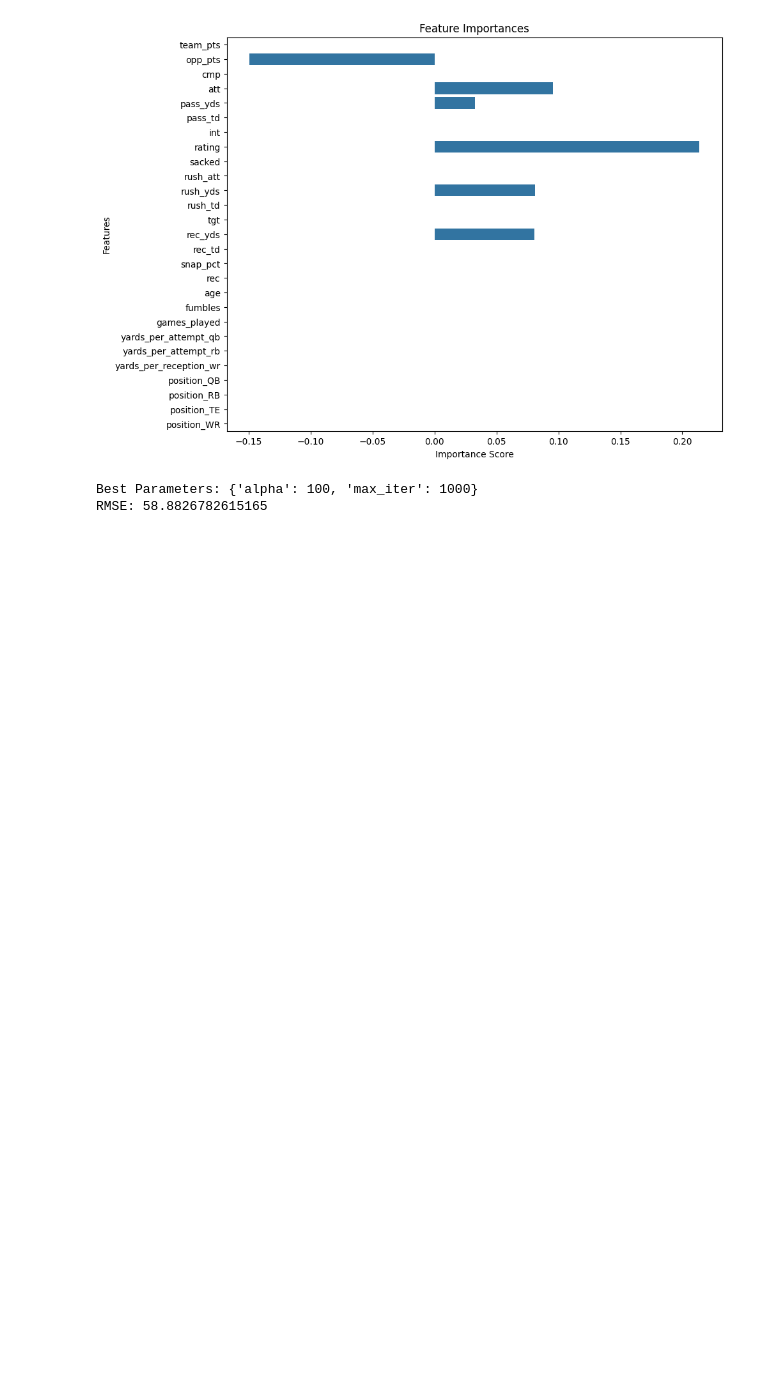
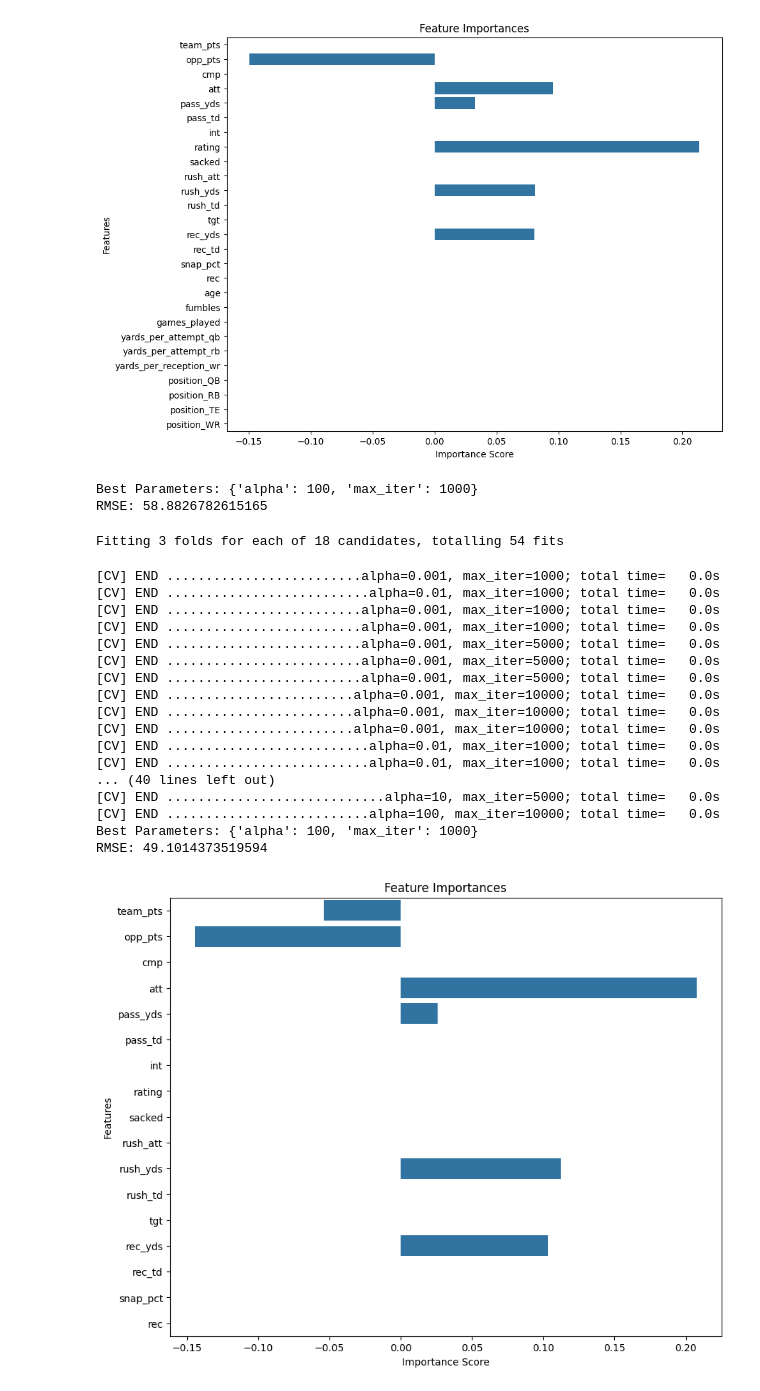
Before and after one commit to willhoff2/ff-397-STL, a Jupyter notebook: lr_ff.ipynb, the cells around one changed output. Drawn from its saved outputs; the diff is of its cells as text; code cells hidden in the pictures; blank space fills up the shorter version.

```diff
--- a/lr_ff.ipynb
+++ b/lr_ff.ipynb
@@ -64,13 +64,16 @@ df_full.columns
 df_full['position'].unique()
 # %% [output]
 array(['RB', 'WR', 'QB', 'TE'], dtype=object)
+# %%
+df_2021.drop(columns = ['age', 'fumbles',  'games_played', 'yards_per_attempt_qb', 'yards_per_attempt_rb',
+       'yards_per_reception_wr'], inplace = True)
 # %%
-df_encoded = pd.get_dummies(df_full, columns=['position'], drop_first=False)
+#df_encoded = pd.get_dummies(df_full, columns=['position'], drop_first=False)
 
 # Define features and target
-X = df_encoded.drop(columns=['name', 'fantasy_pts', 'next_yr_pts'])
+X = df_2021.drop(columns=['name', 'fantasy_pts', 'next_yr_pts', 'position'])
 X.fillna(0, inplace = True)
-y = df_encoded['next_yr_pts']
+y = df_2021['next_yr_pts']
 
 X.fillna(0, inplace=True)
 
@@ -213,3 +213,32 @@ y_pred = lasso_mod.predict(X)
 results = pd.DataFrame({'name': df_2023['name'], 'position': df_2023['position'], 'preds': y_pred})
 
 results.to_csv("2023_lasso_preds.csv")
+# %%
+filtered_2019 = df_2019.drop(columns=['age', 'fantasy_pts', 'next_yr_pts'])
+filtered_2020 = df_2020.drop(columns=['age', 'fantasy_pts', 'next_yr_pts'])
+#filtered_2021 =df_2021.drop(columns=['age', 'fantasy_pts', 'next_yr_pts'])
+df_3yr = pd.merge(filtered_2019, filtered_2020, on=['name', 'position'], suffixes=('_-2', '_-1'))
+df_3yr = pd.merge(df_3yr, df_2021, on=['name', 'position'], suffixes=('', ''))
+df_3yr.columns
+
+lasso_3_mod, best_3_params, rmse_3 = process_and_model(df_3yr)
+# %% [output]
+Fitting 3 folds for each of 18 candidates, totalling 54 fits
+[CV] END .........................alpha=0.001, max_iter=1000; total time=   0.0s
+[CV] END ..........................alpha=0.01, max_iter=1000; total time=   0.0s
+[CV] END .........................alpha=0.001, max_iter=1000; total time=   0.0s
+[CV] END .........................alpha=0.001, max_iter=1000; total time=   0.0s
+[CV] END .........................alpha=0.001, max_iter=5000; total time=   0.0s
+[CV] END .........................alpha=0.001, max_iter=5000; total time=   0.0s
+[CV] END .........................alpha=0.001, max_iter=5000; total time=   0.0s
+[CV] END ........................alpha=0.001, max_iter=10000; total time=   0.0s
+[CV] END ........................alpha=0.001, max_iter=10000; total time=   0.0s
+[CV] END ........................alpha=0.001, max_iter=10000; total time=   0.0s
+[CV] END ..........................alpha=0.01, max_iter=1000; total time=   0.0s
+[CV] END ..........................alpha=0.01, max_iter=1000; total time=   0.0s
+... (40 lines left out)
+[CV] END ............................alpha=10, max_iter=5000; total time=   0.0s
+[CV] END ..........................alpha=100, max_iter=10000; total time=   0.0s
+Best Parameters: {'alpha': 100, 'max_iter': 1000}
+RMSE: 49.1014373519594
+[figure, added]
```
Also changed, not shown: parts of 1 cell of this notebook, 9 other files.
